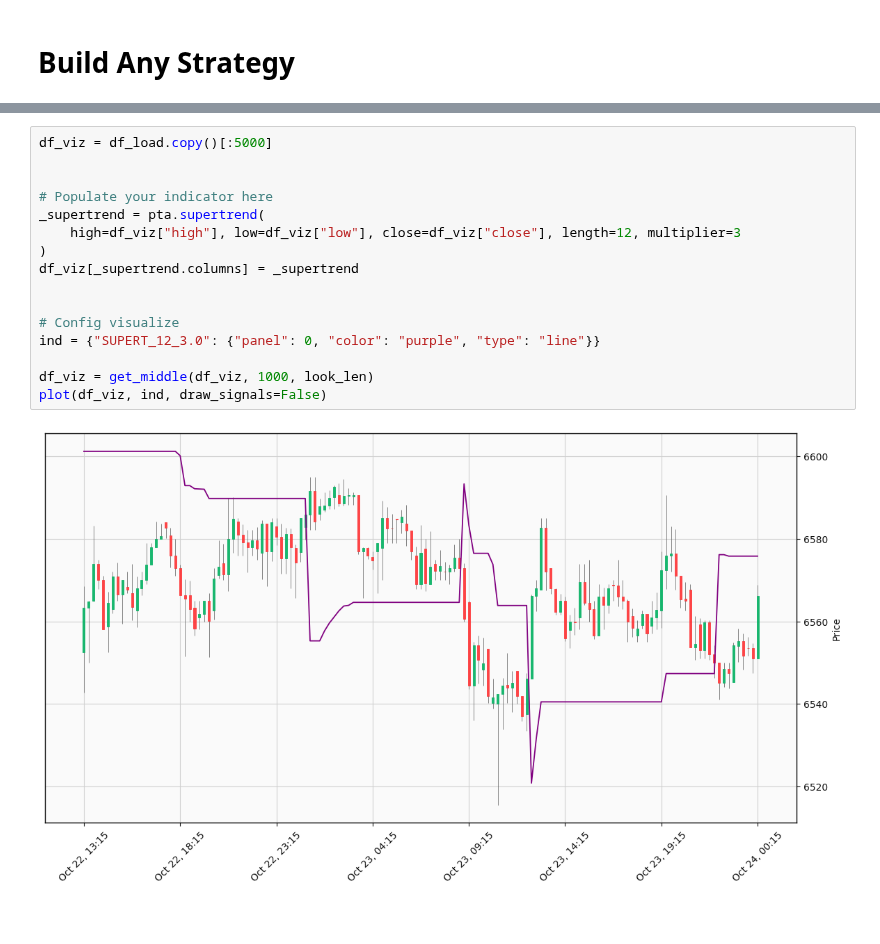
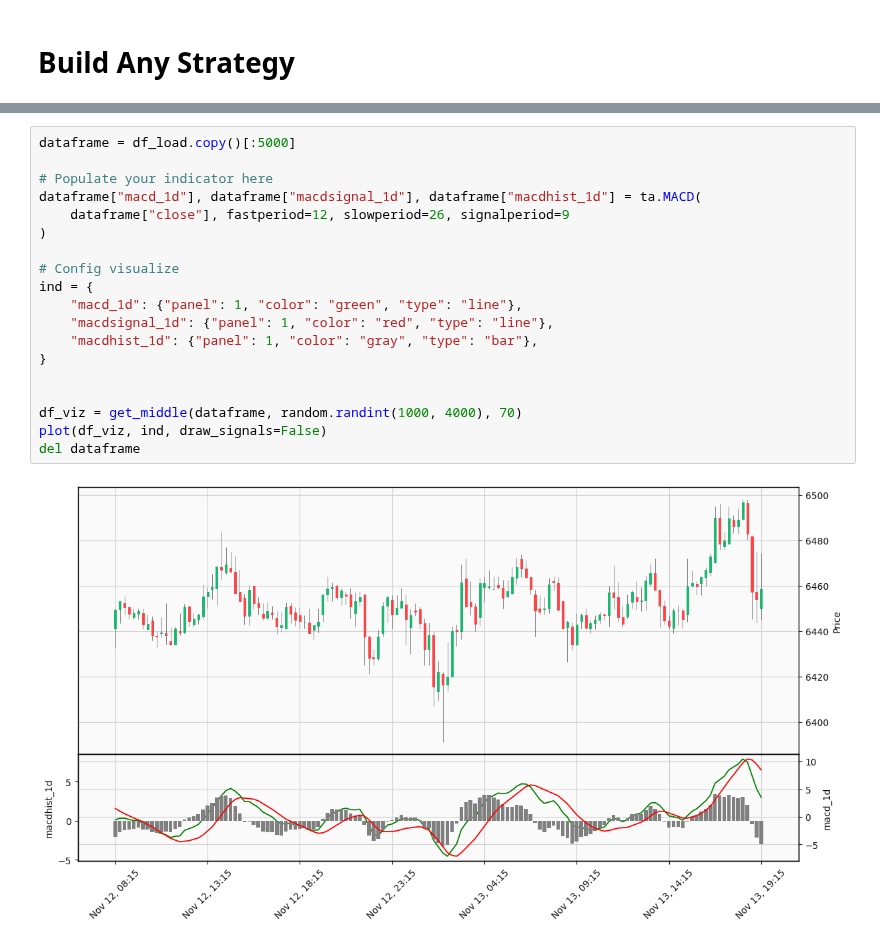
Before and after one commit to webclinic017/superft, a Jupyter notebook: notebooks/Strategy Builder.ipynb, the cells around one changed output, grey strips where cells are left out. Saved outputs shown, nothing was run; the diff lists cells and outputs as text.

```diff
--- a/notebooks/Strategy Builder.ipynb
+++ b/notebooks/Strategy Builder.ipynb
@@ -274,21 +272,24 @@ Showing SELL example
 # %%
-df_viz = df_load.copy()[:5000]
+dataframe = df_load.copy()[:5000]
+
+# Populate your indicator here
+dataframe["macd_1d"], dataframe["macdsignal_1d"], dataframe["macdhist_1d"] = ta.MACD(
+    dataframe["close"], fastperiod=12, slowperiod=26, signalperiod=9
+)
+
+# Config visualize
+ind = {
+    "macd_1d": {"panel": 1, "color": "green", "type": "line"},
+    "macdsignal_1d": {"panel": 1, "color": "red", "type": "line"},
+    "macdhist_1d": {"panel": 1, "color": "gray", "type": "bar"},
+}
 
 
-# Populate your indicator here
-_supertrend = pta.supertrend(
-    high=df_viz["high"], low=df_viz["low"], close=df_viz["close"], length=12, multiplier=3
-)
-df_viz[_supertrend.columns] = _supertrend
-
-
-# Config visualize
-ind = {"SUPERT_12_3.0": {"panel": 0, "color": "purple", "type": "line"}}
-
-df_viz = get_middle(df_viz, 1000, look_len)
+df_viz = get_middle(dataframe, random.randint(1000, 4000), 70)
 plot(df_viz, ind, draw_signals=False)
+del dataframe
 # %% [output]
-[figure, old version]
+[figure, new version]
 # %%
 df_ = pd.DataFrame()
 df_.ta.indicators()
```
Also changed, not shown: parts of 5 cells of this notebook, 16 other files.
